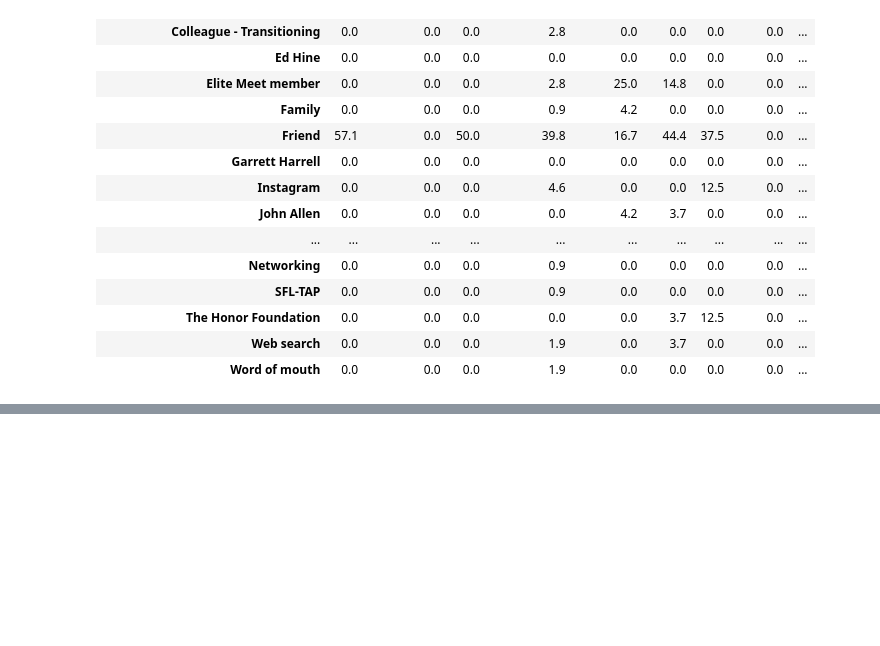
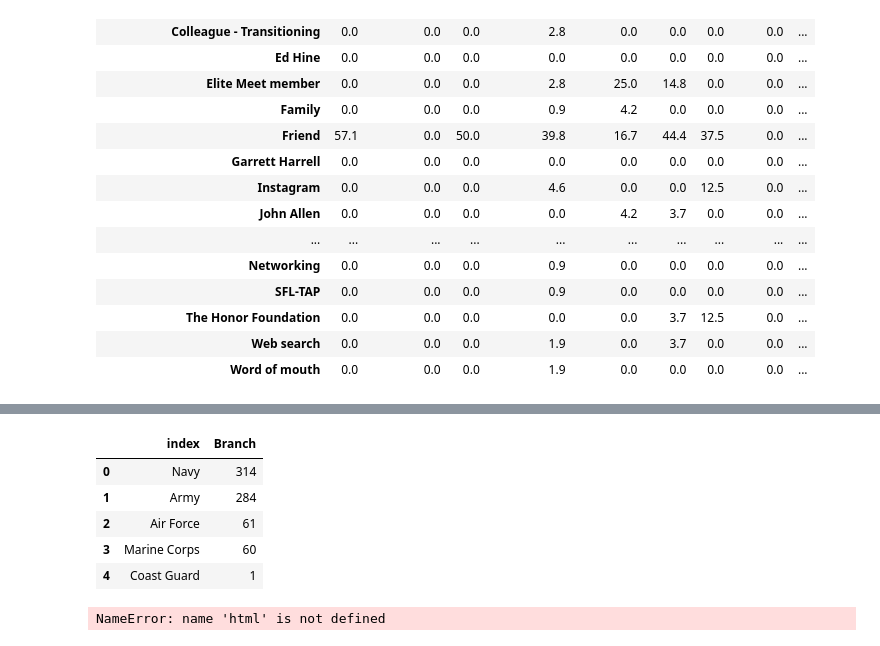
Before and after one commit to americanthinker/Cap_Stone_II, a Jupyter notebook: EM_map_scratch.ipynb, the cells around one changed output, grey strips where cells are left out. Cells and saved outputs as stored; diff of their text form; code cells hidden in the pictures; blank space fills up the shorter version.

```diff
--- a/EM_map_scratch.ipynb
+++ b/EM_map_scratch.ipynb
@@ -227,0 +270,20 @@ marketing_pcts.style.background_gradient(cmap ='magma').set_properties(**{'font-
+# %%
+df['Branch'].value_counts().to_frame().reset_index()
+# %% [output]
+|  | index | Branch |
+| 0 | Navy | 314 |
+| 1 | Army | 284 |
+| 2 | Air Force | 61 |
+| 3 | Marine Corps | 60 |
+| 4 | Coast Guard | 1 |
+# %%
+tag = html.H1('Elite Meet National Distribution',
+                                    style=dict(
+                                        fontFamily='Times',
+                                        color=colors['text'],
+                                        marginLeft = '20px',
+                                        marginTop='20px'
+                                              )
+                                    ),
+# %% [output]
+NameError: name 'html' is not defined
```
Also changed, not shown: parts of 13 cells of this notebook, 7 other files.
